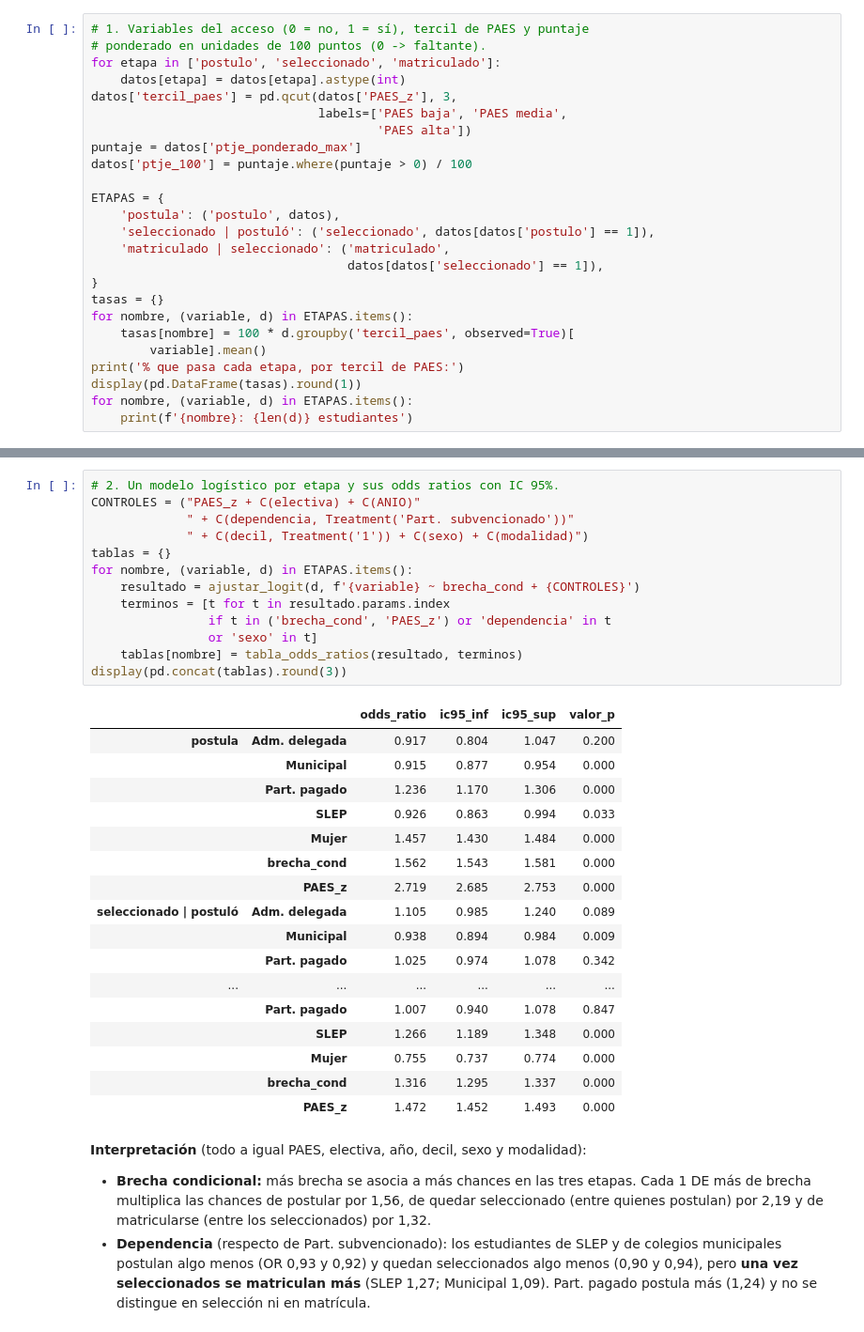
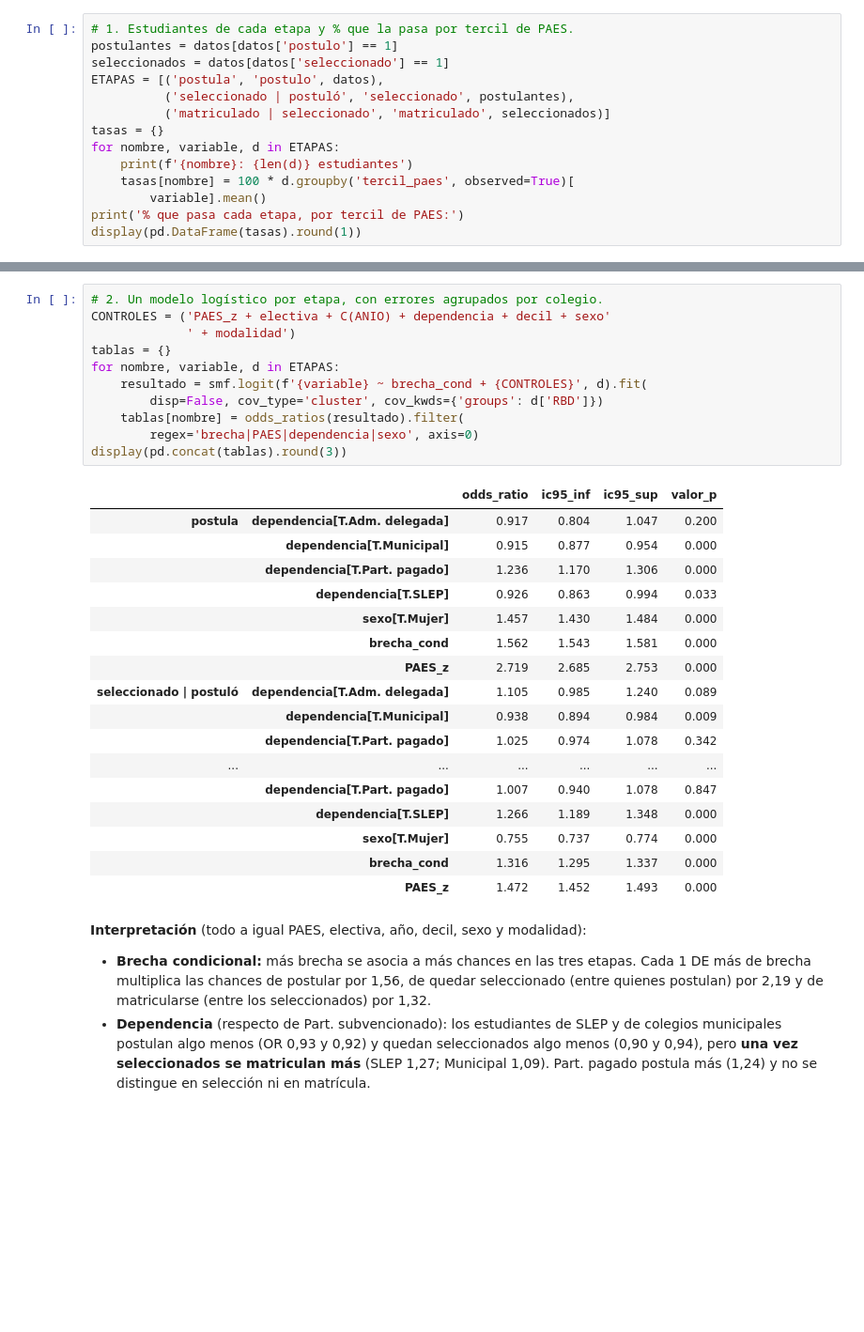
Before and after one commit to msegoviag2007/imt2200, a Jupyter notebook: notebooks/04_acceso_por_etapas.ipynb, the cells around one changed output, grey strips where cells are left out. Shown at 94% size. Saved outputs shown, nothing was run; the diff lists cells and outputs as text; blank space fills up the shorter version.

```diff
--- a/notebooks/04_acceso_por_etapas.ipynb
+++ b/notebooks/04_acceso_por_etapas.ipynb
@@ -59,26 +38,15 @@ válida; en 2023 viene como 0 en el resto, y se trata como faltante.
 # %%
-# 1. Variables del acceso (0 = no, 1 = sí), tercil de PAES y puntaje
-# ponderado en unidades de 100 puntos (0 -> faltante).
-for etapa in ['postulo', 'seleccionado', 'matriculado']:
-    datos[etapa] = datos[etapa].astype(int)
-datos['tercil_paes'] = pd.qcut(datos['PAES_z'], 3,
-                               labels=['PAES baja', 'PAES media',
-                                       'PAES alta'])
-puntaje = datos['ptje_ponderado_max']
-datos['ptje_100'] = puntaje.where(puntaje > 0) / 100
-
-ETAPAS = {
-    'postula': ('postulo', datos),
-    'seleccionado | postuló': ('seleccionado', datos[datos['postulo'] == 1]),
-    'matriculado | seleccionado': ('matriculado',
-                                   datos[datos['seleccionado'] == 1]),
-}
+# 1. Estudiantes de cada etapa y % que la pasa por tercil de PAES.
+postulantes = datos[datos['postulo'] == 1]
+seleccionados = datos[datos['seleccionado'] == 1]
+ETAPAS = [('postula', 'postulo', datos),
+          ('seleccionado | postuló', 'seleccionado', postulantes),
+          ('matriculado | seleccionado', 'matriculado', seleccionados)]
 tasas = {}
-for nombre, (variable, d) in ETAPAS.items():
+for nombre, variable, d in ETAPAS:
+    print(f'{nombre}: {len(d)} estudiantes')
     tasas[nombre] = 100 * d.groupby('tercil_paes', observed=True)[
         variable].mean()
 print('% que pasa cada etapa, por tercil de PAES:')
 display(pd.DataFrame(tasas).round(1))
-for nombre, (variable, d) in ETAPAS.items():
-    print(f'{nombre}: {len(d)} estudiantes')
 # %% [output]
@@ -100,32 +67,30 @@ subvencionado) y del sexo.
 # %%
-# 2. Un modelo logístico por etapa y sus odds ratios con IC 95%.
-CONTROLES = ("PAES_z + C(electiva) + C(ANIO)"
-             " + C(dependencia, Treatment('Part. subvencionado'))"
-             " + C(decil, Treatment('1')) + C(sexo) + C(modalidad)")
+# 2. Un modelo logístico por etapa, con errores agrupados por colegio.
+CONTROLES = ('PAES_z + electiva + C(ANIO) + dependencia + decil + sexo'
+             ' + modalidad')
 tablas = {}
-for nombre, (variable, d) in ETAPAS.items():
-    resultado = ajustar_logit(d, f'{variable} ~ brecha_cond + {CONTROLES}')
-    terminos = [t for t in resultado.params.index
-                if t in ('brecha_cond', 'PAES_z') or 'dependencia' in t
-                or 'sexo' in t]
-    tablas[nombre] = tabla_odds_ratios(resultado, terminos)
+for nombre, variable, d in ETAPAS:
+    resultado = smf.logit(f'{variable} ~ brecha_cond + {CONTROLES}', d).fit(
+        disp=False, cov_type='cluster', cov_kwds={'groups': d['RBD']})
+    tablas[nombre] = odds_ratios(resultado).filter(
+        regex='brecha|PAES|dependencia|sexo', axis=0)
 display(pd.concat(tablas).round(3))
 # %% [output]
 |  |  | odds_ratio | ic95_inf | ic95_sup | valor_p |
-| postula | Adm. delegada | 0.917 | 0.804 | 1.047 | 0.200 |
-|  | Municipal | 0.915 | 0.877 | 0.954 | 0.000 |
-|  | Part. pagado | 1.236 | 1.170 | 1.306 | 0.000 |
-|  | SLEP | 0.926 | 0.863 | 0.994 | 0.033 |
-|  | Mujer | 1.457 | 1.430 | 1.484 | 0.000 |
+| postula | dependencia[T.Adm. delegada] | 0.917 | 0.804 | 1.047 | 0.200 |
+|  | dependencia[T.Municipal] | 0.915 | 0.877 | 0.954 | 0.000 |
+|  | dependencia[T.Part. pagado] | 1.236 | 1.170 | 1.306 | 0.000 |
+|  | dependencia[T.SLEP] | 0.926 | 0.863 | 0.994 | 0.033 |
+|  | sexo[T.Mujer] | 1.457 | 1.430 | 1.484 | 0.000 |
 |  | brecha_cond | 1.562 | 1.543 | 1.581 | 0.000 |
 |  | PAES_z | 2.719 | 2.685 | 2.753 | 0.000 |
-| seleccionado | postuló | Adm. delegada | 1.105 | 0.985 | 1.240 | 0.089 |
-|  | Municipal | 0.938 | 0.894 | 0.984 | 0.009 |
-|  | Part. pagado | 1.025 | 0.974 | 1.078 | 0.342 |
+| seleccionado | postuló | dependencia[T.Adm. delegada] | 1.105 | 0.985 | 1.240 | 0.089 |
+|  | dependencia[T.Municipal] | 0.938 | 0.894 | 0.984 | 0.009 |
+|  | dependencia[T.Part. pagado] | 1.025 | 0.974 | 1.078 | 0.342 |
 | ... | ... | ... | ... | ... | ... |
-|  | Part. pagado | 1.007 | 0.940 | 1.078 | 0.847 |
-|  | SLEP | 1.266 | 1.189 | 1.348 | 0.000 |
-|  | Mujer | 0.755 | 0.737 | 0.774 | 0.000 |
+|  | dependencia[T.Part. pagado] | 1.007 | 0.940 | 1.078 | 0.847 |
+|  | dependencia[T.SLEP] | 1.266 | 1.189 | 1.348 | 0.000 |
+|  | sexo[T.Mujer] | 0.755 | 0.737 | 0.774 | 0.000 |
 |  | brecha_cond | 1.316 | 1.295 | 1.337 | 0.000 |
 |  | PAES_z | 1.472 | 1.452 | 1.493 | 0.000 |
 # %% [markdown]
```
Also changed, not shown: parts of 9 cells of this notebook, 14 other files.
